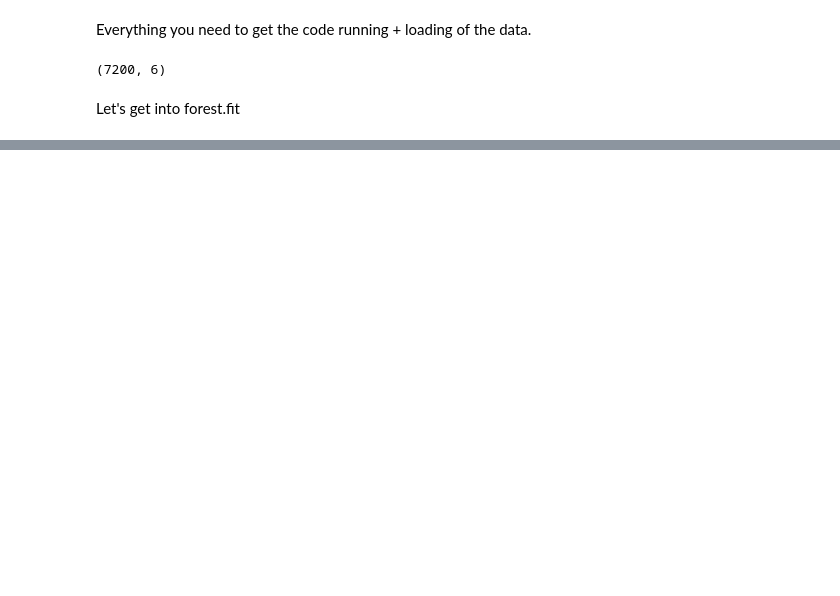
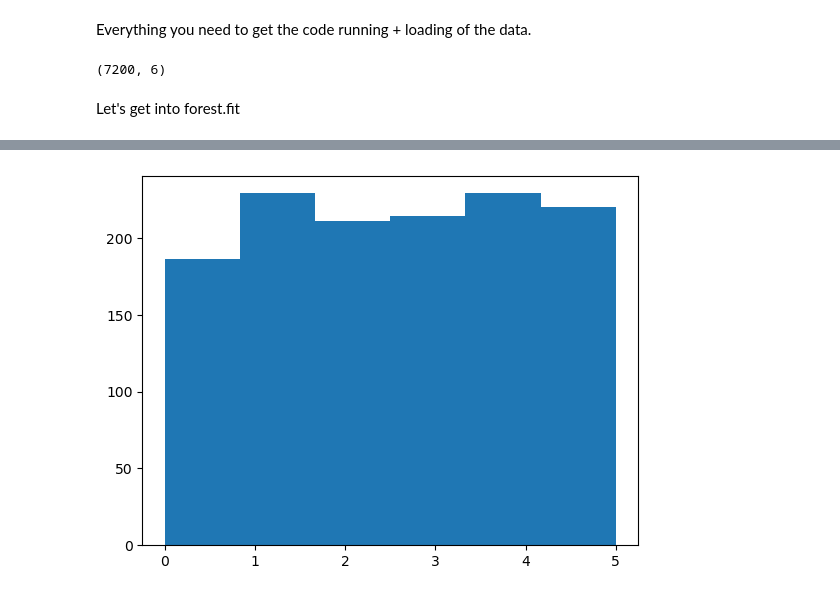
Before and after one commit to jprendi/PIDForest, a Jupyter notebook: code/trying_pidforest_basicmat-Copy2.ipynb, the cells around one changed output, grey strips where cells are left out. Cells and saved outputs as stored; diff of their text form; code cells hidden in the pictures; blank space fills up the shorter version.

```diff
--- a/code/trying_pidforest_basicmat-Copy2.ipynb
+++ b/code/trying_pidforest_basicmat-Copy2.ipynb
@@ -520,0 +549,6 @@ self.cube.child [<__main__.Cube object at 0x...>, <__main__.Cube object at 0x...
+# %%
+plt.hist(forest.dimensionchosen, bins= forest.dim)
+plt.show()
+pass
+# %% [output]
+[figure, added]
```
Also changed, not shown: parts of 30 cells of this notebook, 1 other file.
